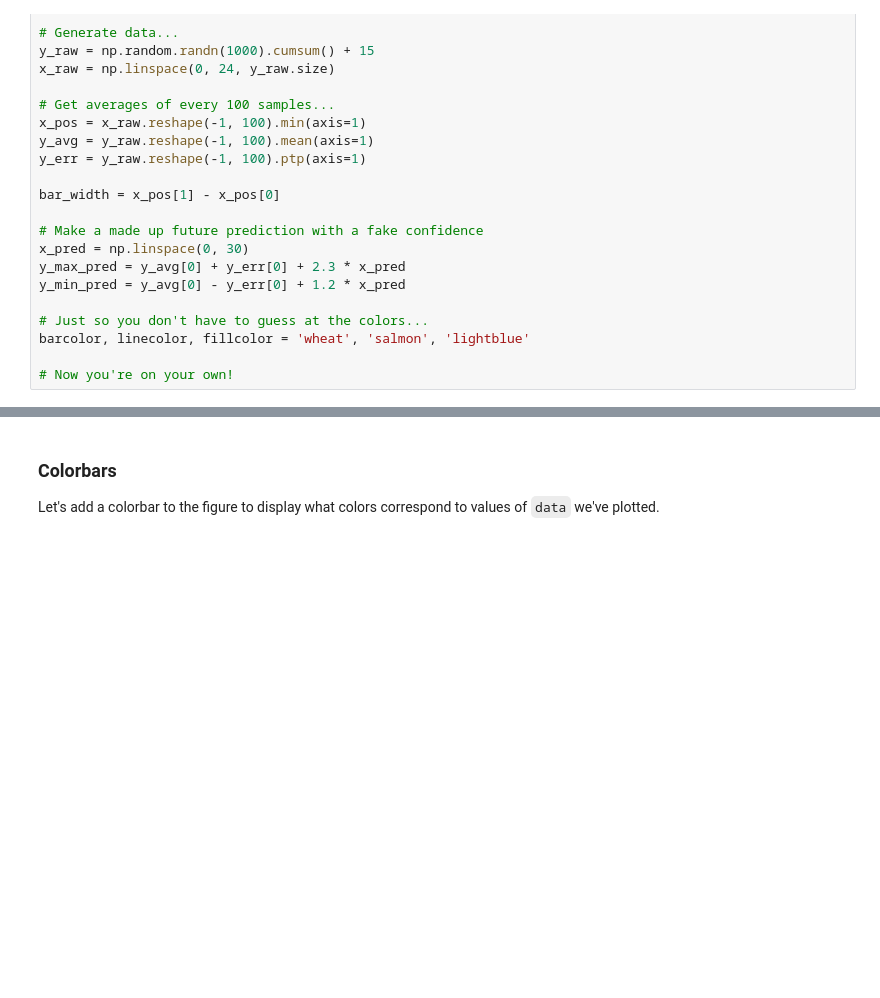
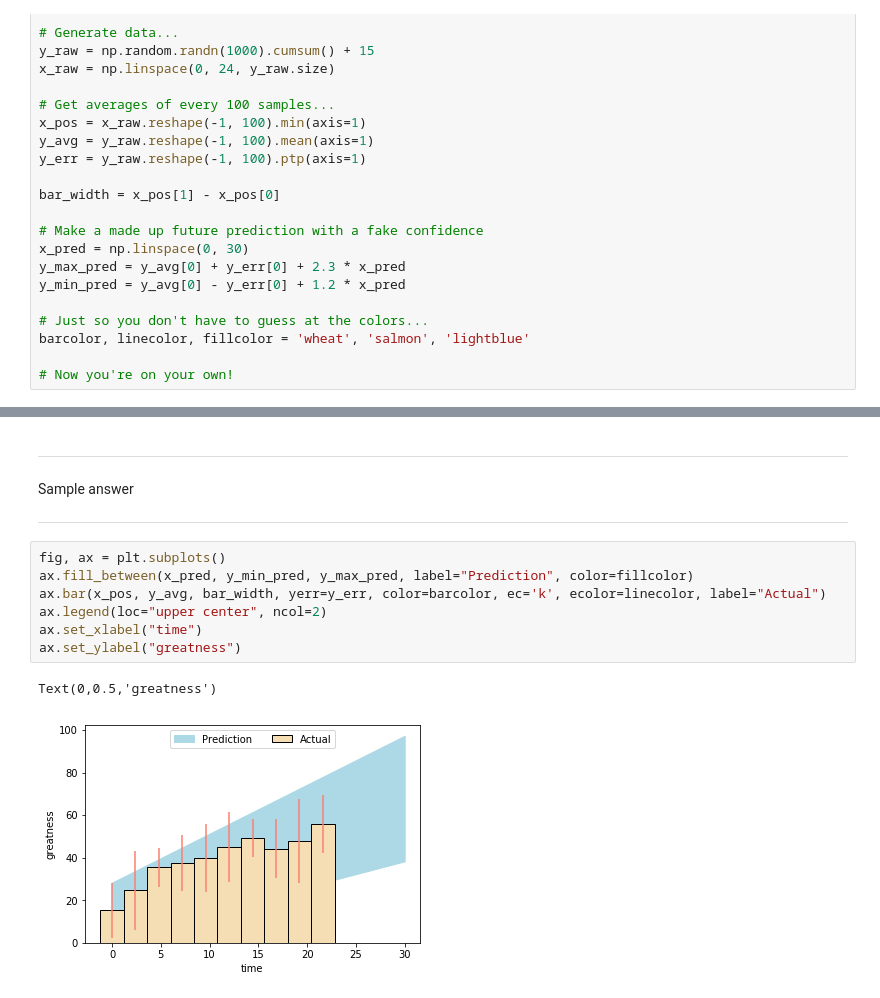
Before and after one commit to adasilva/AnatomyOfMatplotlib, a Jupyter notebook: AnatomyOfMatplotlib-Part3-Plotting_Methods_Overview.ipynb, the cells around one changed output, grey strips where cells are left out. Saved outputs shown, nothing was run; the diff lists cells and outputs as text; blank space fills up the shorter version.

```diff
--- a/AnatomyOfMatplotlib-Part3-Plotting_Methods_Overview.ipynb
+++ b/AnatomyOfMatplotlib-Part3-Plotting_Methods_Overview.ipynb
@@ -182,4 +93,15 @@ Instead we'll focus on what they have in common.
-# %% [markdown]
-### Colorbars
-
-Let's add a colorbar to the figure to display what colors correspond to values of `data` we've plotted.
+# %% [markdown]
+-------------
+Sample answer
+
+-----------
+# %%
+fig, ax = plt.subplots()
+ax.fill_between(x_pred, y_min_pred, y_max_pred, label="Prediction", color=fillcolor)
+ax.bar(x_pos, y_avg, bar_width, yerr=y_err, color=barcolor, ec='k', ecolor=linecolor, label="Actual")
+ax.legend(loc="upper center", ncol=2)
+ax.set_xlabel("time")
+ax.set_ylabel("greatness")
+# %% [output]
+Text(0,0.5,'greatness')
+[figure, added]
```
Also changed, not shown: parts of 36 cells of this notebook, 3 other files.
